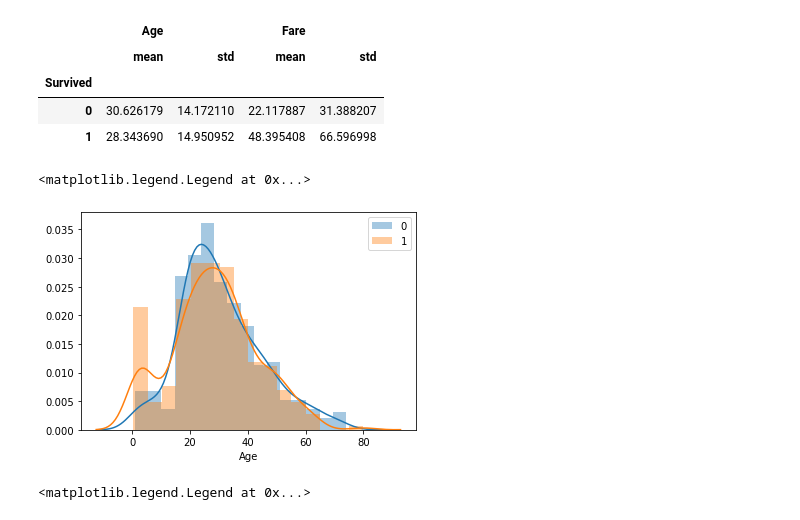
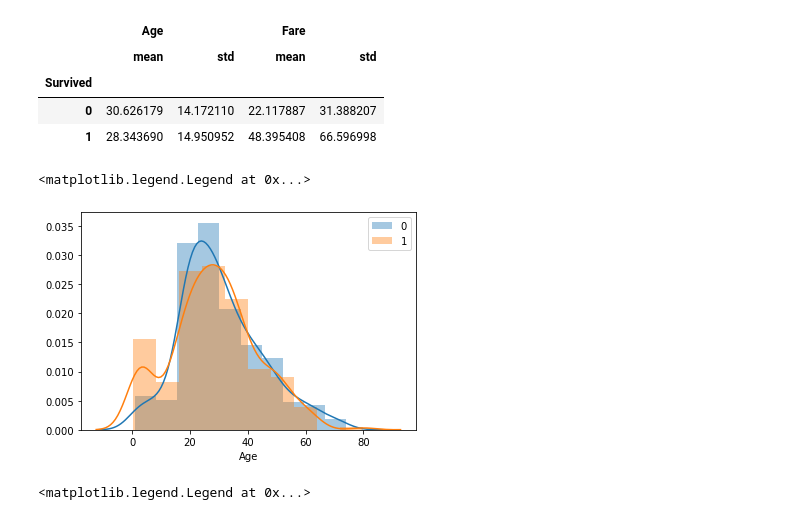
Before and after one commit to mfriebel/DS_projects, a Jupyter notebook: week02/project_week02_MF.ipynb, the cells around one changed output. Saved outputs shown, nothing was run; the diff lists cells and outputs as text; code cells hidden in the pictures.

```diff
--- a/week02/project_week02_MF.ipynb
+++ b/week02/project_week02_MF.ipynb
@@ -66,12 +86,12 @@ data_train.groupby('Survived')['Age', 'Fare'].agg([np.mean, np.std])
 # %%
 for outcome in data_train['Survived'].unique():
     mask = data_train['Survived'] == outcome
-    sns.distplot(data_train[mask]['Age'], kde=True, label=outcome,)
+    sns.distplot(data_train[mask]['Age'], kde=True, label=outcome, bins=10)
 
 plt.legend()
 # %% [output]
 <matplotlib.legend.Legend at 0x...>
-[figure, old version]
+[figure, new version]
 # %%
 for outcome in data_train['Survived'].unique():
     mask = data_train['Survived'] == outcome
```
Also changed, not shown: parts of 77 cells of this notebook.
